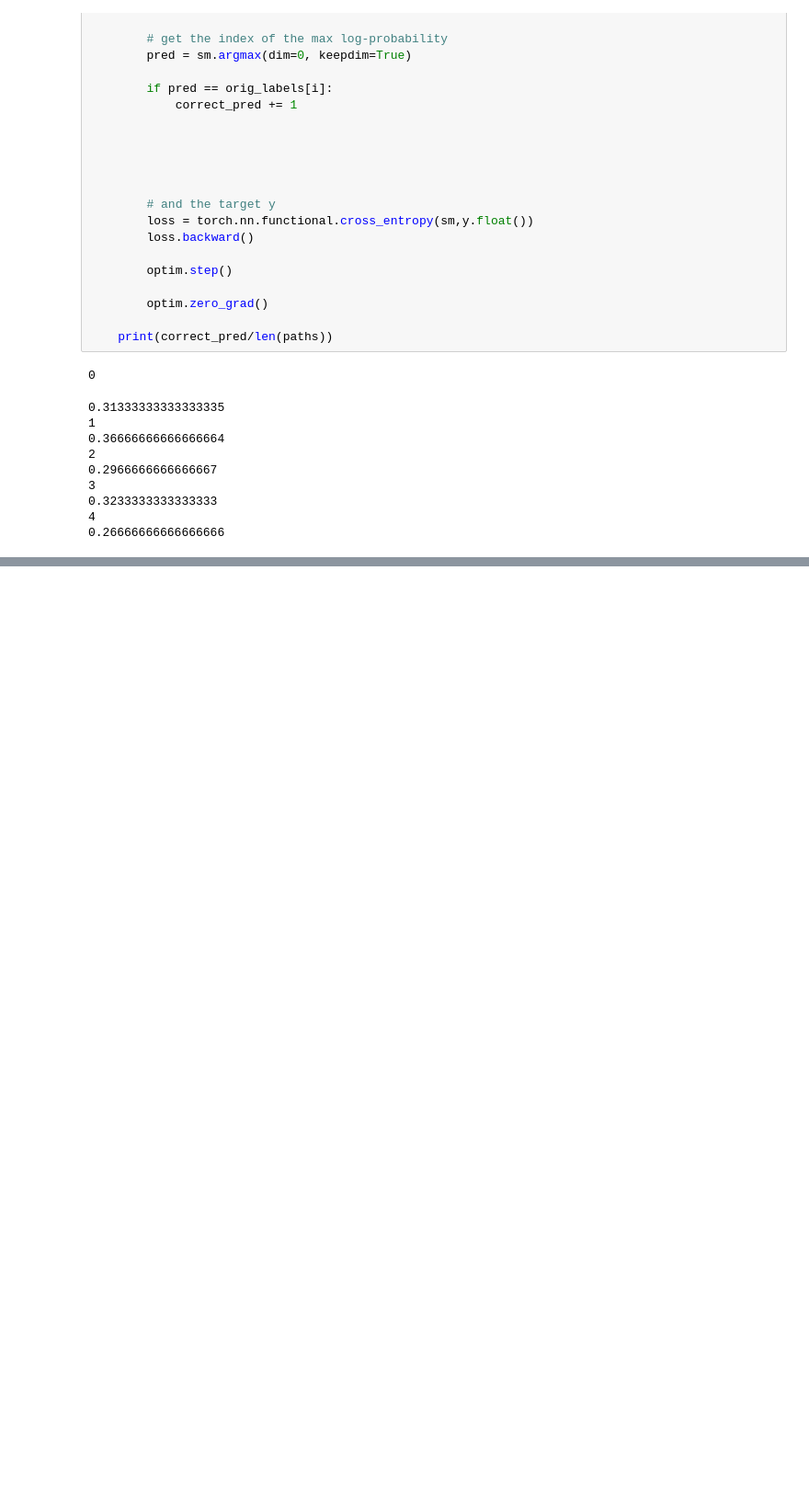
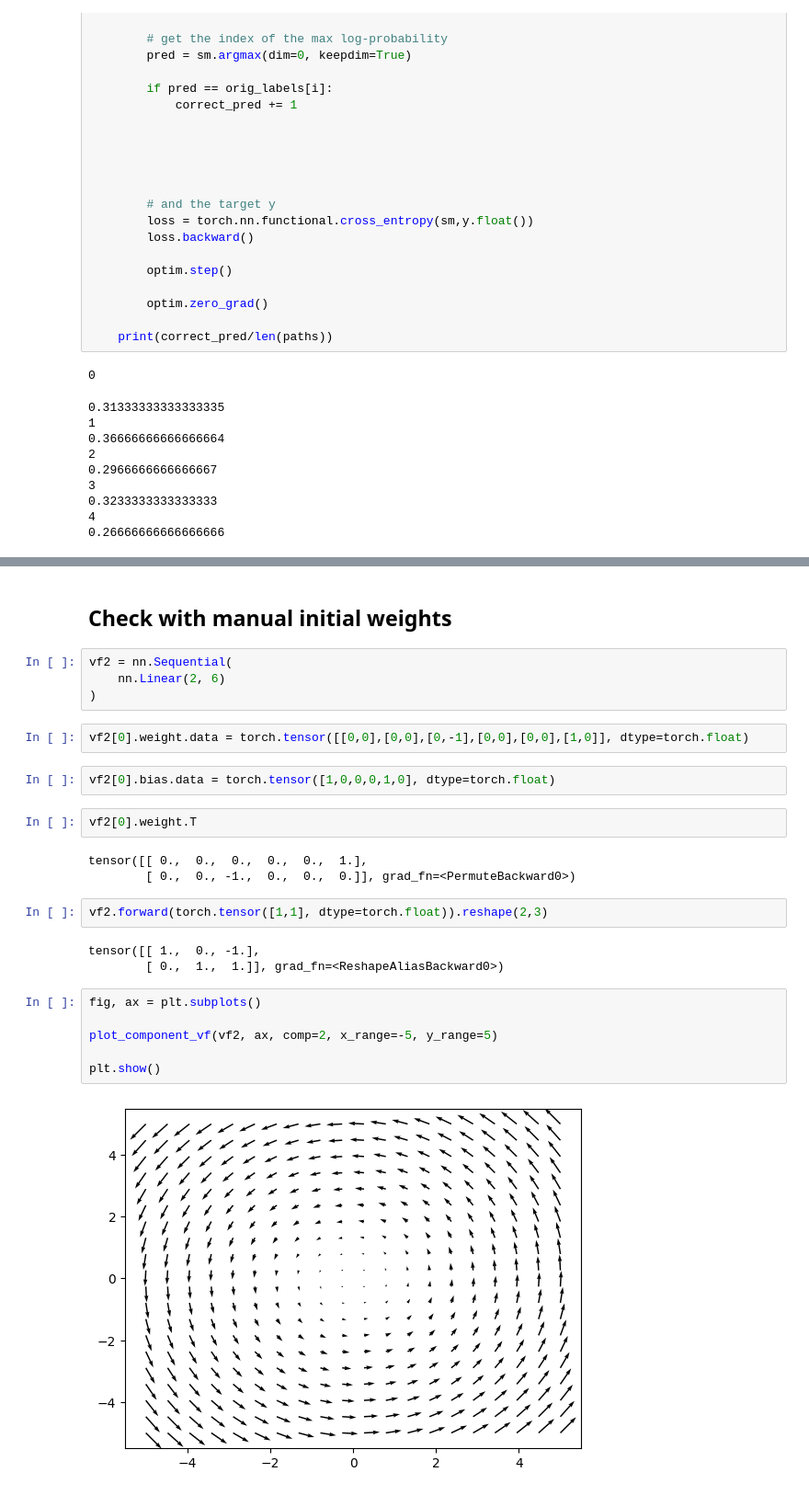
Before and after one commit to aidos-lab/neural-k-forms, a Jupyter notebook: DR-nn-vectorfield-example-R2.ipynb, the cells around one changed output, grey strips where cells are left out. Shown at 92% size. Cells and saved outputs as stored; diff of their text form; blank space fills up the shorter version.

Commit message:
added initialisatin example

```diff
--- a/DR-nn-vectorfield-example-R2.ipynb
+++ b/DR-nn-vectorfield-example-R2.ipynb
@@ -510,0 +524,28 @@ plt.show()
+# %% [markdown]
+## Check with manual initial weights
+# %%
+vf2 = nn.Sequential(
+    nn.Linear(2, 6)
+)
+# %%
+vf2[0].weight.data = torch.tensor([[0,0],[0,0],[0,-1],[0,0],[0,0],[1,0]], dtype=torch.float)
+# %%
+vf2[0].bias.data = torch.tensor([1,0,0,0,1,0], dtype=torch.float)
+# %%
+vf2[0].weight.T
+# %% [output]
+tensor([[ 0.,  0.,  0.,  0.,  0.,  1.],
+        [ 0.,  0., -1.,  0.,  0.,  0.]], grad_fn=<PermuteBackward0>)
+# %%
+vf2.forward(torch.tensor([1,1], dtype=torch.float)).reshape(2,3)
+# %% [output]
+tensor([[ 1.,  0., -1.],
+        [ 0.,  1.,  1.]], grad_fn=<ReshapeAliasBackward0>)
+# %%
+fig, ax = plt.subplots()
+
+plot_component_vf(vf2, ax, comp=2, x_range=-5, y_range=5)
+
+plt.show()
+# %% [output]
+[figure, added]
```
Also changed, not shown: parts of 11 cells of this notebook.
